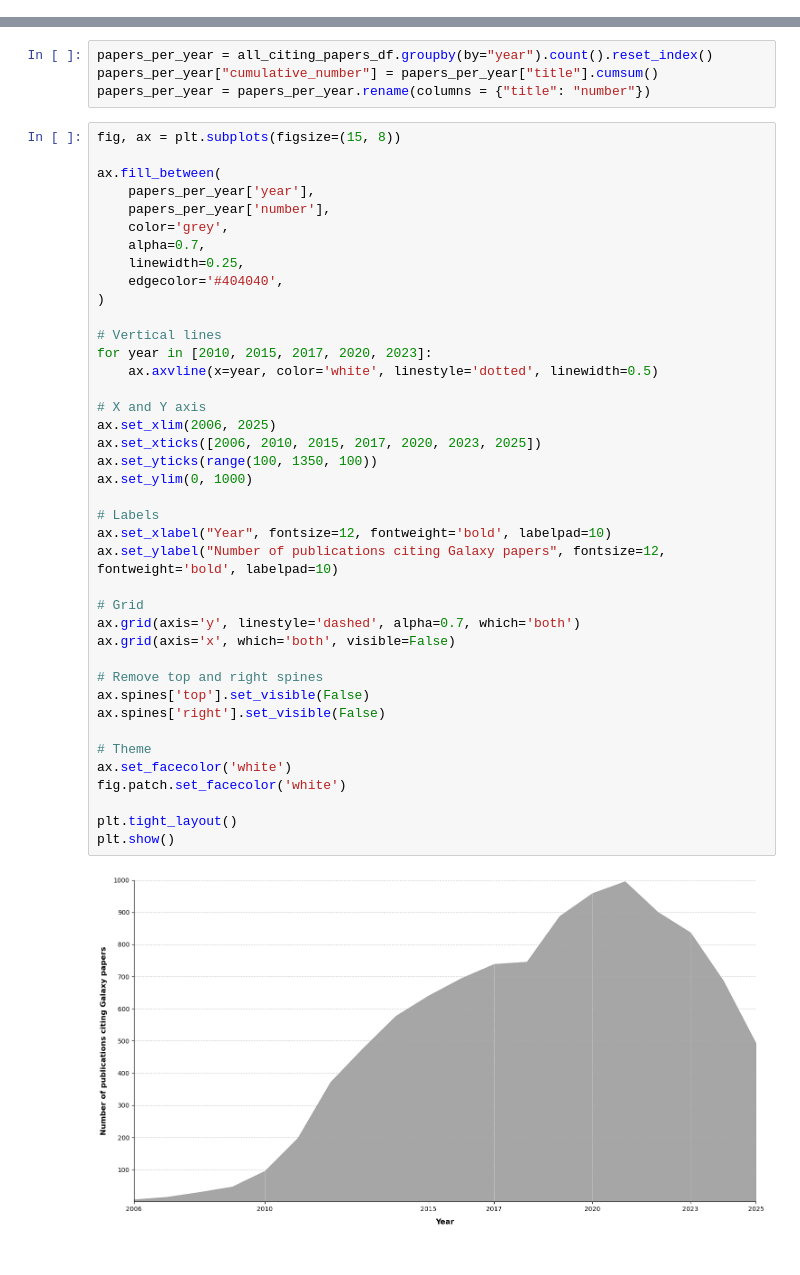
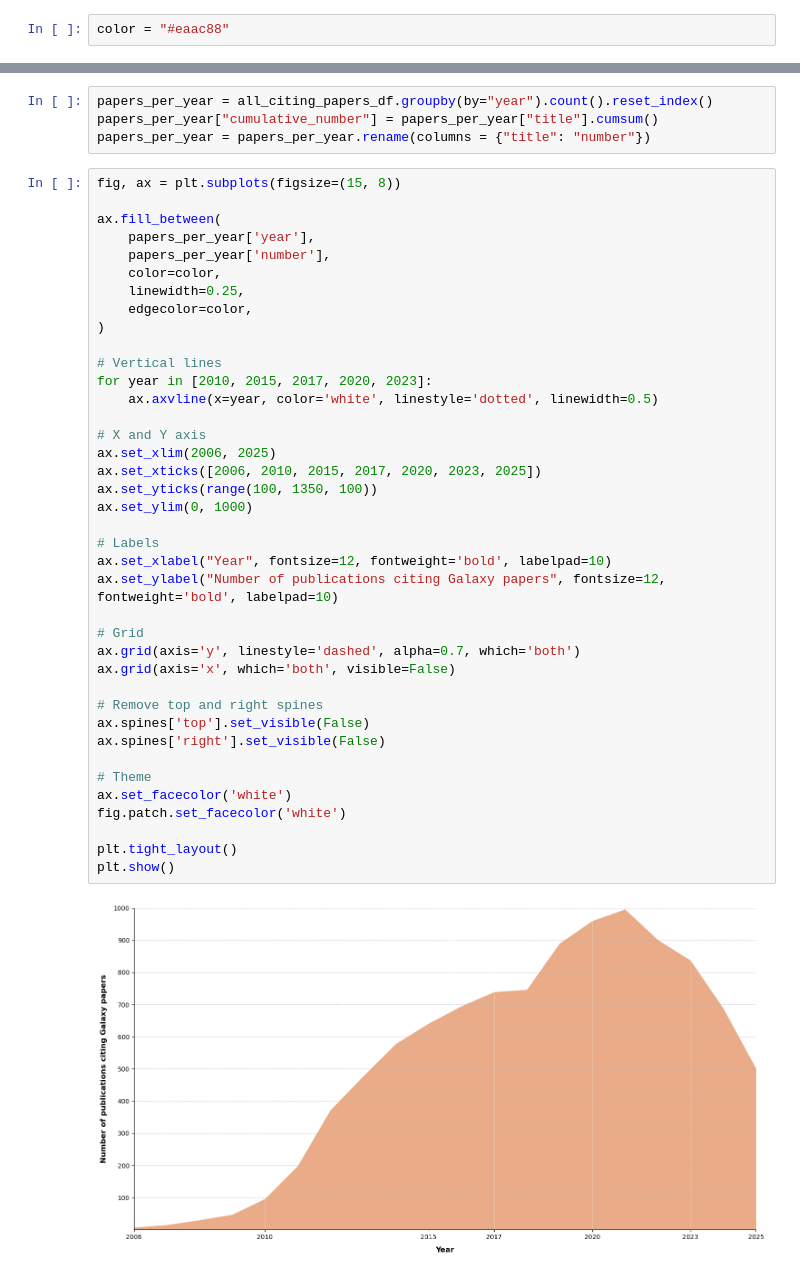
Before and after one commit to usegalaxy-eu/misconception-paper-2025, a Jupyter notebook: bin/explore_publications.ipynb, the cells around one changed output, grey strips where cells are left out. Drawn from its saved outputs; the diff is of its cells as text.

Commit message:
Change color for the plots

```diff
--- a/bin/explore_publications.ipynb
+++ b/bin/explore_publications.ipynb
@@ -19,6 +19,8 @@ figure_dp.mkdir(parents=True, exist_ok=True)
 
 data_dp = Path("../data/")
 data_dp.mkdir(parents=True, exist_ok=True)
+# %%
+color = "#eaac88"
 # %%
 def start_proxy():
     success = pg.FreeProxies()#SingleProxy(http = proxy, https = proxy)
@@ -187,42 +189,41 @@ fig, ax = plt.subplots(figsize=(15, 8))
 ax.fill_between(
     papers_per_year['year'],
     papers_per_year['number'],
-    color='grey',
-    alpha=0.7,
+    color=color,
     linewidth=0.25,
-    edgecolor='#404040',
+    edgecolor=color,
 )
 
 # Vertical lines
 for year in [2010, 2015, 2017, 2020, 2023]:
     ax.axvline(x=year, color='white', linestyle='dotted', linewidth=0.5)
 
 # X and Y axis
 ax.set_xlim(2006, 2025)
 ax.set_xticks([2006, 2010, 2015, 2017, 2020, 2023, 2025])
 ax.set_yticks(range(100, 1350, 100))
 ax.set_ylim(0, 1000)
 
 # Labels
 ax.set_xlabel("Year", fontsize=12, fontweight='bold', labelpad=10)
 ax.set_ylabel("Number of publications citing Galaxy papers", fontsize=12, fontweight='bold', labelpad=10)
 
 # Grid
 ax.grid(axis='y', linestyle='dashed', alpha=0.7, which='both')
 ax.grid(axis='x', which='both', visible=False)
 
 # Remove top and right spines
 ax.spines['top'].set_visible(False)
 ax.spines['right'].set_visible(False)
 
 # Theme
 ax.set_facecolor('white')
 fig.patch.set_facecolor('white')
 
 plt.tight_layout()
 plt.show()
 # %% [output]
-[figure, old version]
+[figure, new version]
 # %%
 fig, ax = plt.subplots(figsize=(15, 8))
 
```
Also changed, not shown: parts of 3 cells of this notebook, 4 other files.
